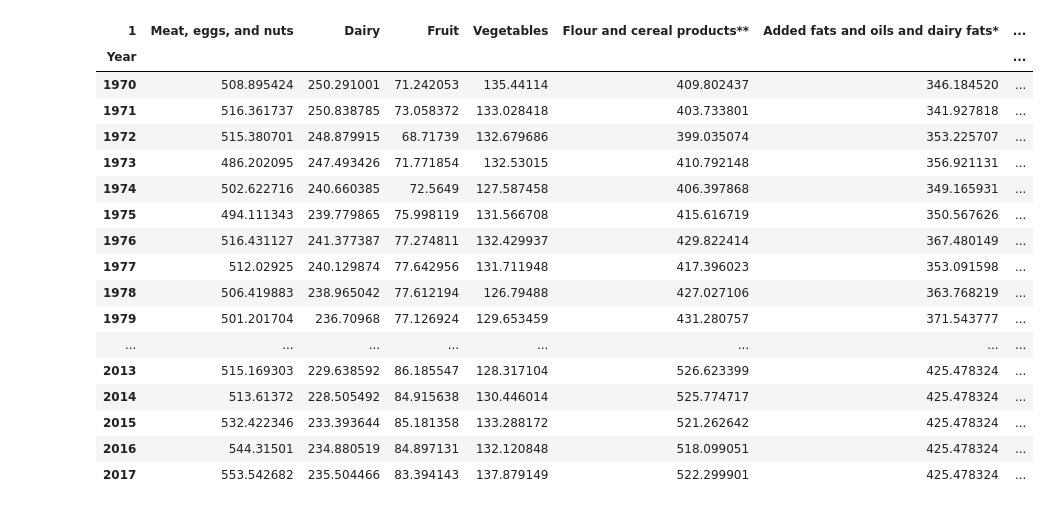
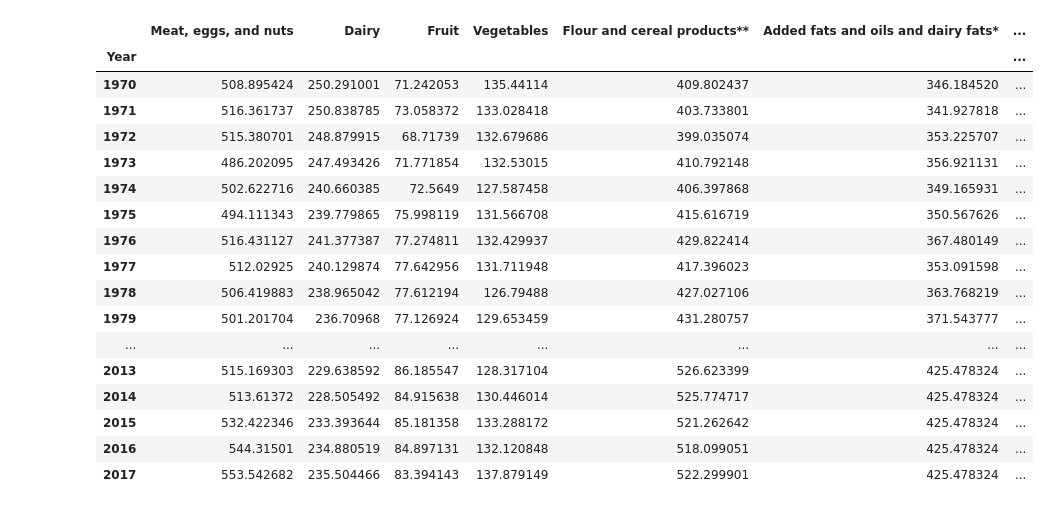
Before and after one commit to Narapady/css497_ETL_project, a Jupyter notebook: stage/nb.ipynb, the cells around one changed output. Cells and saved outputs as stored; diff of their text form; code cells hidden in the pictures.

```diff
--- a/stage/nb.ipynb
+++ b/stage/nb.ipynb
@@ -9,6 +41,5 @@ from ingest.s3 import S3AWS
 # %%
 load_dotenv()
-
 s3 = S3AWS(os.getenv("ACCESS_KEY_ID"),os.getenv("SECRET_ACCESS_KEY"))
-
-df = s3.load_df("s3-bucket-raw-usda", "loss-adjusted-food-availability/calories.xls", "xls", 1)
+df_raw = s3.load_df("s3-bucket-raw-usda", "loss-adjusted-food-availability/calories.xls", "xls", 1)
+df_raw.head()
@@ -36,15 +53,16 @@ df
 # %%
-dataf = pd.read_excel("calories.xls", sheet_name=1, header=None)
-dataf.columns = dataf.iloc[1]
-dataf = dataf[5:53]
-dataf = dataf.set_index("Year")
-fod_mean = dataf["Added fats and oils and dairy fats*"].median()
-total_mean = dataf["Total"].median()
-dataf["Added fats and oils and dairy fats*"] = dataf["Added fats and oils and dairy fats*"].fillna(fod_mean)
-dataf["Total"] = dataf["Total"].fillna(total_mean)
-dataf
+df = df_raw.copy()
+df.columns = df.iloc[0]
+last_index = df[df['Year'] == 2017].index[0] + 1
+df = df[4: last_index]
+df = df.set_index("Year")
+fod_median = df["Added fats and oils and dairy fats*"].median()
+total_median = df["Total"].median()
+df["Added fats and oils and dairy fats*"] = df["Added fats and oils and dairy fats*"].fillna(fod_median)
+df["Total"] = df["Total"].fillna(total_median)
+df
 # %% [output]
-| 1 | Meat, eggs, and nuts | Dairy | Fruit | Vegetables | Flour and cereal products** | Added fats and oils and dairy fats* | ... |
+|  | Meat, eggs, and nuts | Dairy | Fruit | Vegetables | Flour and cereal products** | Added fats and oils and dairy fats* | ... |
 | Year |  |  |  |  |  |  | ... |
 | 1970 | 508.895424 | 250.291001 | 71.242053 | 135.44114 | 409.802437 | 346.184520 | ... |
 | 1971 | 516.361737 | 250.838785 | 73.058372 | 133.028418 | 403.733801 | 341.927818 | ... |
```
Also changed, not shown: parts of 5 cells of this notebook, 4 other files.
